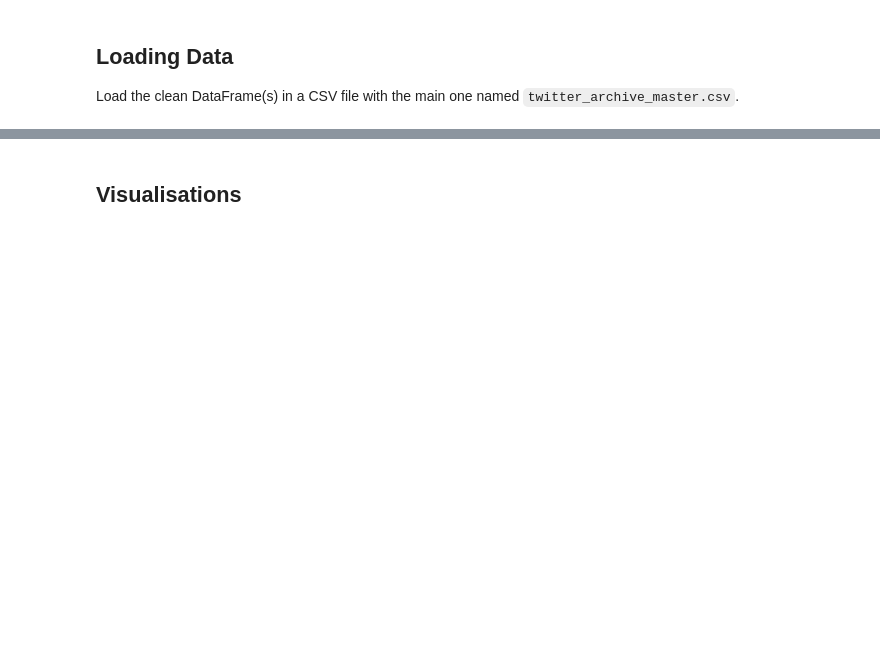
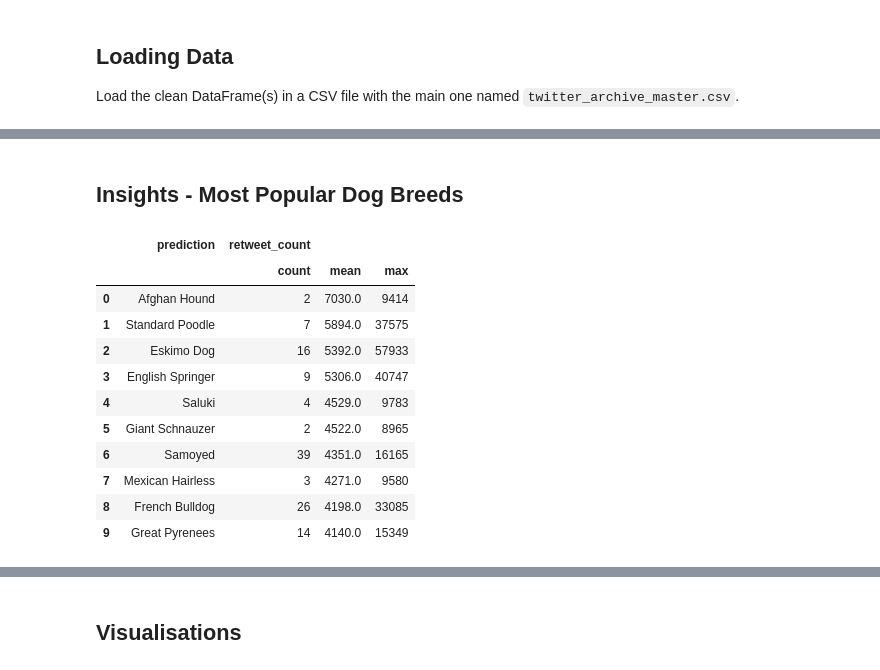
Before and after one commit to SVGoogle/Twitter-API-Data-Analysis, a Jupyter notebook: wrangle_act.ipynb, the cells around one changed output, grey strips where cells are left out. Drawn from its saved outputs; the diff is of its cells as text; code cells hidden in the pictures; blank space fills up the shorter version.

```diff
--- a/wrangle_act.ipynb
+++ b/wrangle_act.ipynb
@@ -901,0 +925,8 @@ Load the clean DataFrame(s) in a CSV file with the main one named `twitter_archi
+# %%
+pd.set_option('display.precision', 1)
+# Most popular dog stage by retweet or favorite count
+(df.groupby('dog_stage').agg(['count', 'mean', 'max'])
+ .loc[:, ['retweet_count']].round(0)
+ .sort_values(('retweet_count', 'mean'), ascending=False)
+ .reset_index()
+ .style.background_gradient())
@@ -901,0 +960,23 @@ Load the clean DataFrame(s) in a CSV file with the main one named `twitter_archi
+# %% [markdown]
+## Insights - Most Popular Dog Breeds
+# %%
+# Most popular dog label by retweet count
+(df.groupby('prediction').agg(['count', 'mean', 'max'])
+ .loc[:, ['retweet_count']].round()
+ .sort_values(('retweet_count', 'mean'), ascending=False)
+ .reset_index()
+ .head(10)
+ .style.background_gradient())
+# %% [output]
+|  | prediction | retweet_count |  |  |
+|  |  | count | mean | max |
+| 0 | Afghan Hound | 2 | 7030.0 | 9414 |
+| 1 | Standard Poodle | 7 | 5894.0 | 37575 |
+| 2 | Eskimo Dog | 16 | 5392.0 | 57933 |
+| 3 | English Springer | 9 | 5306.0 | 40747 |
+| 4 | Saluki | 4 | 4529.0 | 9783 |
+| 5 | Giant Schnauzer | 2 | 4522.0 | 8965 |
+| 6 | Samoyed | 39 | 4351.0 | 16165 |
+| 7 | Mexican Hairless | 3 | 4271.0 | 9580 |
+| 8 | French Bulldog | 26 | 4198.0 | 33085 |
+| 9 | Great Pyrenees | 14 | 4140.0 | 15349 |
```
Also changed, not shown: parts of 14 cells of this notebook, 1 other file.
